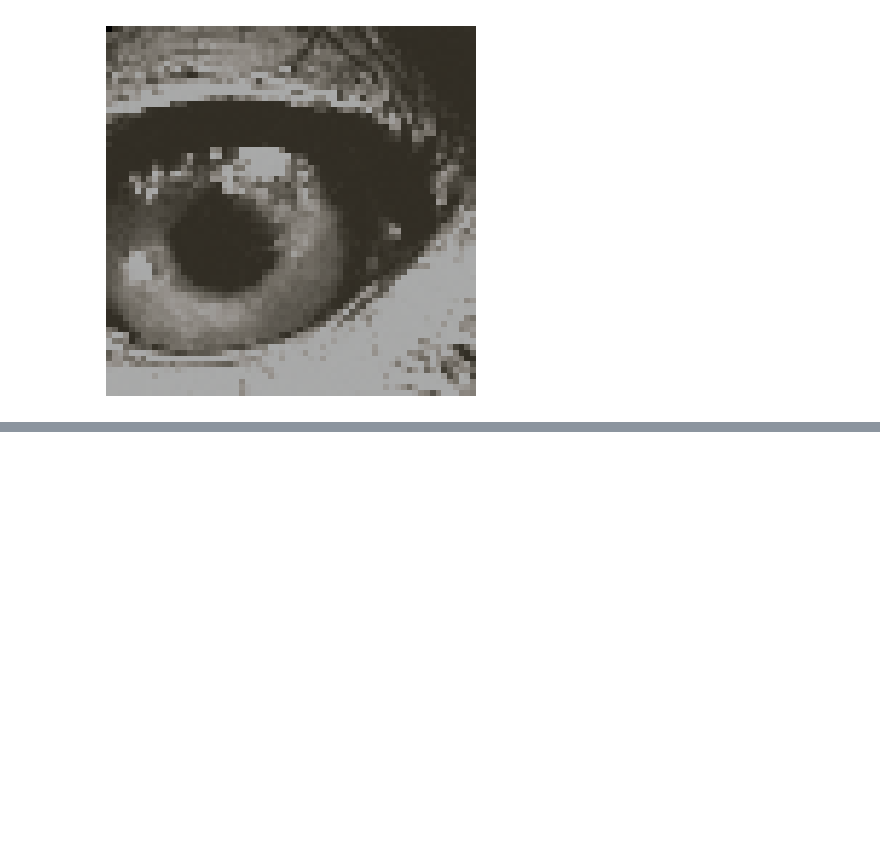
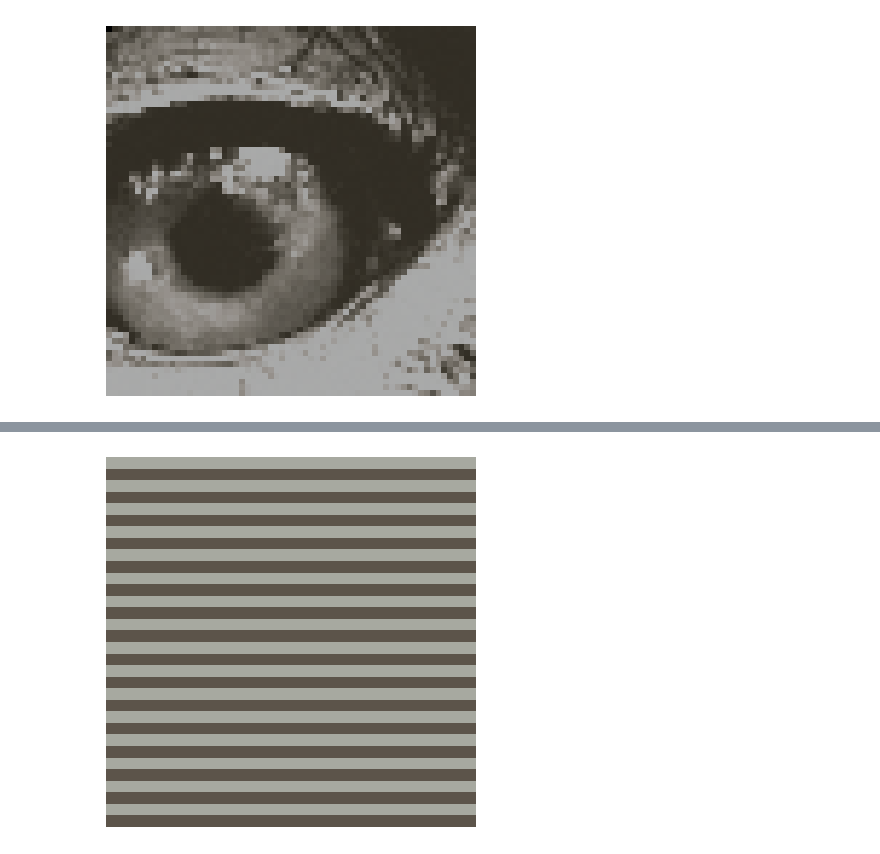
Before and after one commit to DennisGoss99/MasterThesis, a Jupyter notebook: code/models/spiralModel/spiralModelTest5.0.0.1.ipynb, the cells around one changed output, grey strips where cells are left out. Saved outputs shown, nothing was run; the diff lists cells and outputs as text; code cells hidden in the pictures; blank space fills up the shorter version.

```diff
--- a/code/models/spiralModel/spiralModelTest5.0.0.1.ipynb
+++ b/code/models/spiralModel/spiralModelTest5.0.0.1.ipynb
@@ -432,3 +432,84 @@ with torch.no_grad():
 device:  cuda
 [figure]
 [figure]
+# %%
+#Gen zebra pattern check model Ouput
+
+import torch
+import numpy as np
+import matplotlib.pyplot as plt
+from torchvision import transforms
+from PIL import Image
+
+# torch.manual_seed(1337)
+with torch.no_grad():
+    device = 'cuda' if torch.cuda.is_available() else 'cpu'
+    print("device: ",device)
+
+
+    size = 64
+    block_size = size * size - 1
+
+    max_new_tokens = size * size
+
+
+    zebra_tensor_size = 32
+
+    zebra_tensor = torch.zeros((1, zebra_tensor_size, zebra_tensor_size, 3), device=device)
+
+    for row in range(zebra_tensor.shape[2]):
+        if row % 2 == 0:
+        #     zebra_tensor[:, row, :] = torch.tensor([255, 255, 255], device=device) # White
+        # else:
+        #     zebra_tensor[:, row, :] = torch.tensor([0, 0, 0], device=device) # Black
+            zebra_tensor[:, row, :] = torch.tensor([167, 169, 160], device=device) # White
+        else:
+            zebra_tensor[:, row, :] = torch.tensor([92, 84, 74], device=device) # Black
+
+    zebra_tensor = rearrange(zebra_tensor, ' 1 h w c -> 1 c h w')
+
+    # Displaying the tensor as an image
+    plt.imshow(rearrange(zebra_tensor, '1 c h w -> h w c').cpu().detach().numpy().astype('int'))
+    plt.axis('off')  # Turn off axis numbers
+    plt.show()
+
+    # m = torch.load(model_saveFile(0)).to(device)
+    m = torch.load(r"C:\Users\Dennis\Desktop\model_5.0.0.2\model5.0.0.2_bigData_FloorEP0.pth").to(device)
+
+    zebra_tensor_spiral_indices = torch.tensor(create_spiral(zebra_tensor_size))
+
+
+    zebra_tensor = zebra_tensor / 255.0
+    x, y = get_batch(zebra_tensor, zebra_tensor_spiral_indices)
+
+    plt.imshow(rearrange(x * 255, '1 w c -> 1 w c').cpu().detach().numpy().astype('int'))
+    plt.axis('off')  # Turn off axis numbers
+    plt.show()
+
+
+    idx = x
+
+    for _ in range(max_new_tokens -1 - (zebra_tensor_size*zebra_tensor_size)):
+        idx_cond = idx[:, -block_size:]
+
+        logits, _ = m(idx_cond)
+        idx_next = logits[:, -1, :].unsqueeze(1)
+        idx = torch.cat((idx, idx_next), dim=1) # (B, T+1)
+
+
+
+    positions_in_spiral = torch.argsort(spiral_indices.flatten())
+
+    reconstructed_tensor_efficient = torch.zeros((3,size*size), device=device)
+
+    idx = torch.cat((idx, torch.zeros(1,1,3, device=device)), dim=1)
+    reconstructed_tensor_efficient[:,positions_in_spiral] = rearrange(idx, '1 h c -> c h')
+
+    # Rückumwandlung in 8x8 Format
+    reconstructed_tensor_efficient = reconstructed_tensor_efficient.view(3,size, size)
+
+
+    plt.imshow(rearrange(reconstructed_tensor_efficient, 'c h w -> h w c').cpu().detach().numpy())
+    plt.axis('off')
+    plt.show()
+# %% [output]
@@ -434,0 +517 @@ device:  cuda
+[figure, added]
```
Also changed, not shown: parts of 3 cells of this notebook, 2 other files.
